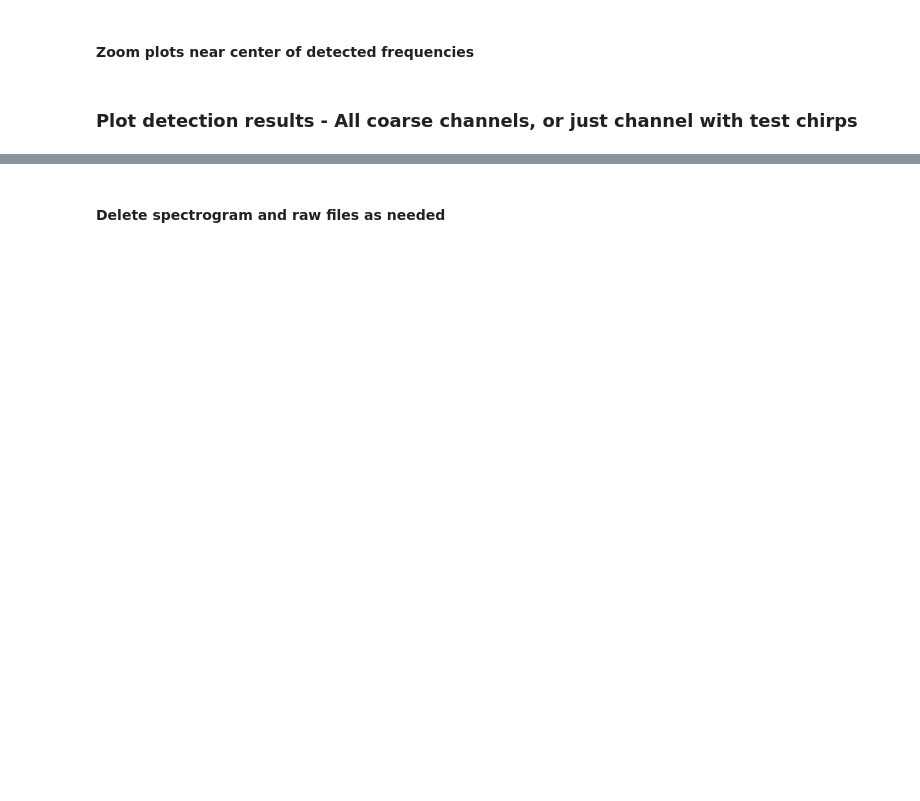
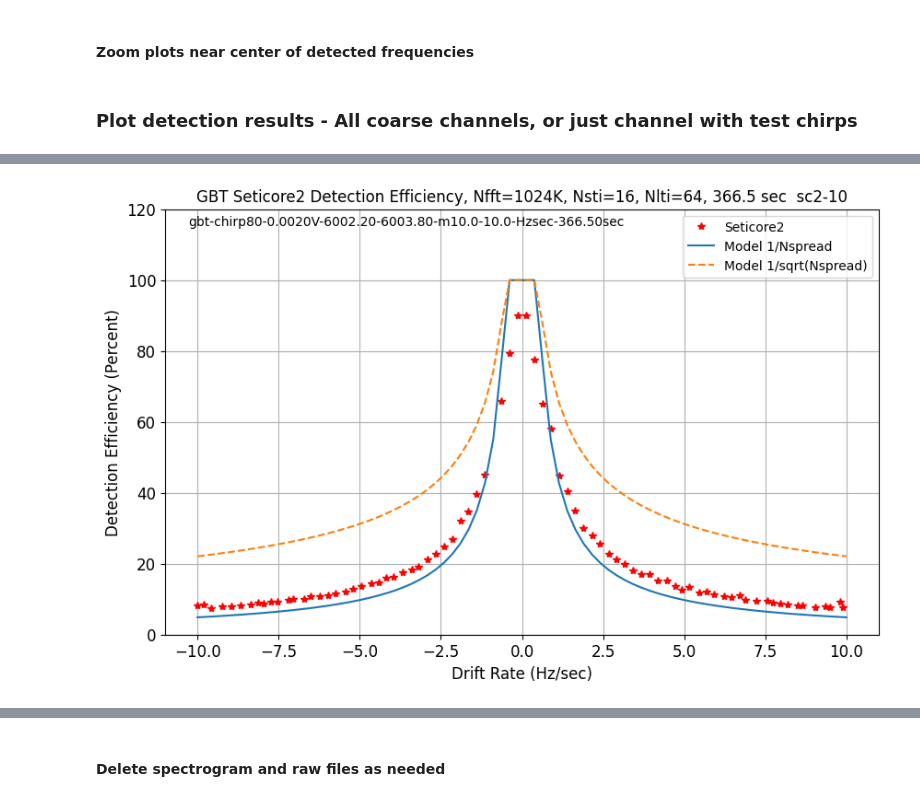
Before and after one commit to khouston22/seti_end_to_end, a Jupyter notebook: 01_seti_end_to_end.ipynb, the cells around one changed output, grey strips where cells are left out. Drawn from its saved outputs; the diff is of its cells as text; code cells hidden in the pictures; blank space fills up the shorter version.

```diff
--- a/01_seti_end_to_end.ipynb
+++ b/01_seti_end_to_end.ipynb
@@ -886,3 +1034,25 @@ if False & plot_multichirp_dets2 & isChirp:
+# %%
+if plot_multichirp_dets2 & isChirp:
+        prob_weight = 10*np.exp(-np.square(np.outer(drift_rate_truth,np.reciprocal(sigma_drift)))/2.)
+        prob_legend = ['']*len(sigma_drift)
+        for i_cfreq,cfreq in enumerate(f_sigma_drift):
+                prob_legend[i_cfreq] = f'Prob Weight {cfreq*1e-9:.1f} GHz'
+
+        pltg.plot_generic(x_data=[det_drift_rate,drift_rate_truth,drift_rate_truth],
+                y_data=[det_eff_pct,pred_det_eff_pct,pred_sqrt_det_eff_pct],
+                xy_markers = ['r*','-','--'],
+                xy_legend = [search_app_string,'Model 1/Nspread','Model 1/sqrt(Nspread)'],
+                x_limits=[sig_min_drift-1,sig_max_drift+1],
+                y_limits=[0., 120.],
+                x_label = 'Drift Rate (Hz/sec)',
+                y_label = 'Detection Efficiency (Percent)',
+                fig_title= telescope.upper() + ' '+search_app_string+' Detection Efficiency, ' + config_str,
+                fig_text_list=[[.15,.85,raw_file_stem]],
+                legend_loc = 'upper right',
+                display_fig=display_figs01,
+                savfig_name=fig_dir+'09-' + fig_name_base+'-DE-'+test_case+'.png')
+# %% [output]
+[figure, added]
 # %%
 t_e2e = time.time() - t_e2e_start
 print(f'SETI end-to-end completed, {t_e2e:.2f} sec\n')
```
Also changed, not shown: parts of 15 cells of this notebook, 3 other files.
